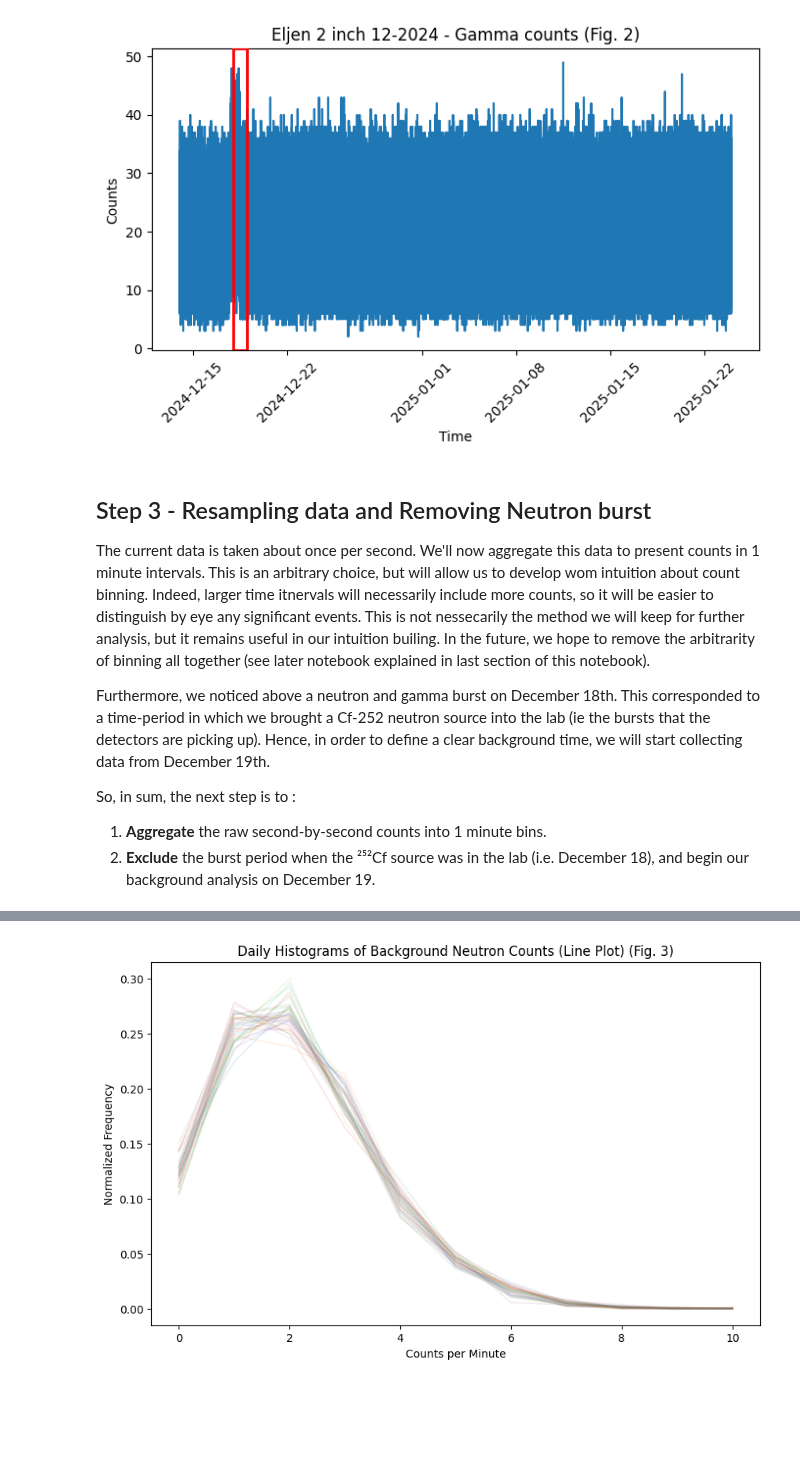
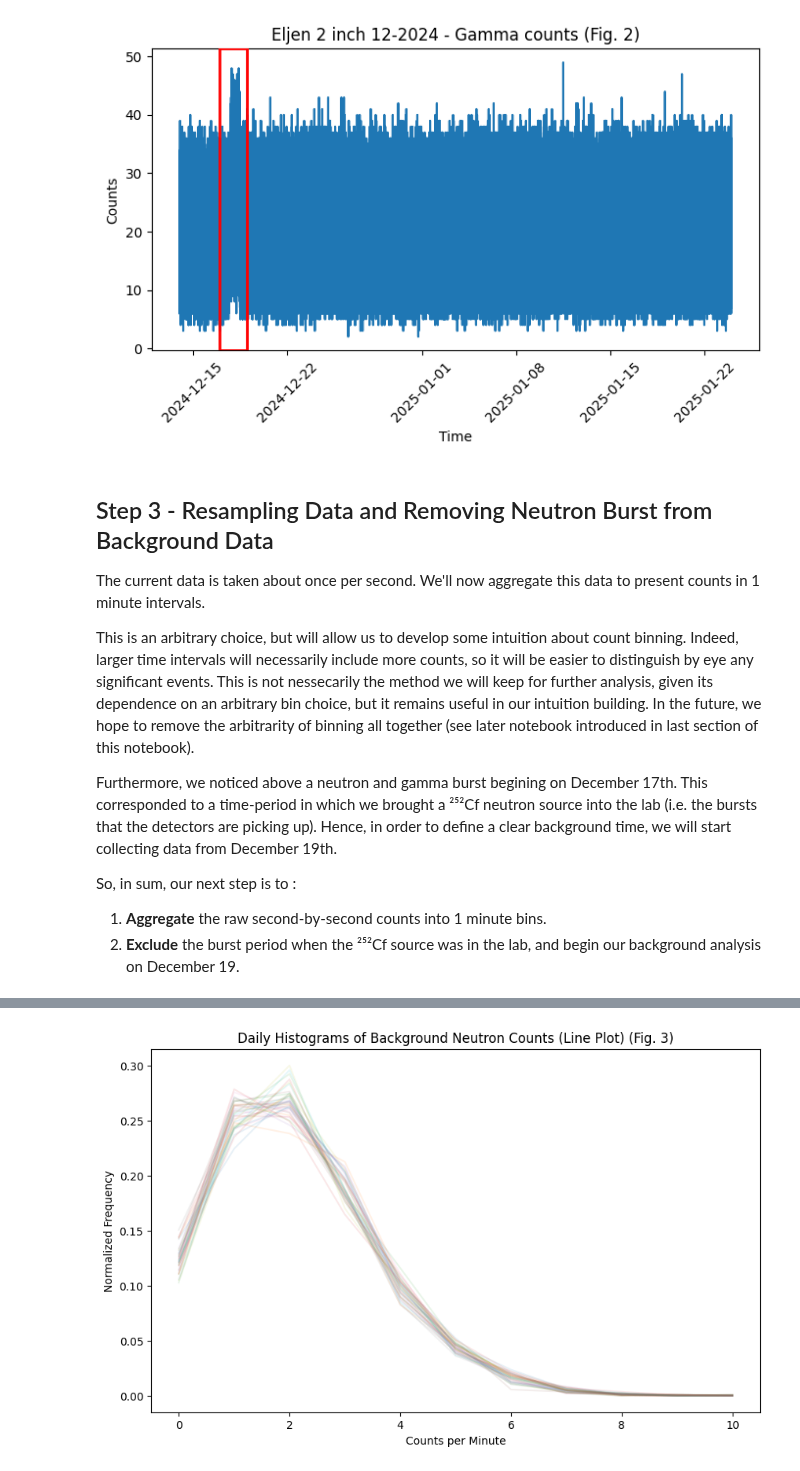
Before and after one commit to project-ida/arpa-e-experiments, a Jupyter notebook: tutorials/Eljen-Background-Characterization.ipynb, the cells around one changed output, grey strips where cells are left out. Drawn from its saved outputs; the diff is of its cells as text; code cells hidden in the pictures; blank space fills up the shorter version.

```diff
--- a/tutorials/Eljen-Background-Characterization.ipynb
+++ b/tutorials/Eljen-Background-Characterization.ipynb
@@ -110,8 +114,8 @@ plt.xticks(rotation=45)
 plt.title(f"{meta['descriptor']} - Neutron Counts (Fig. {fig_counter})")
 
 ax = plt.gca()
-start = pd.to_datetime('2024-12-18')
-end   = start + pd.Timedelta(days=1)
+start = pd.to_datetime('2024-12-17')
+end   = start + pd.Timedelta(days=2)
 ymin, ymax = ax.get_ylim()
 
 rect = Rectangle((start, ymin),
@@ -145,47 +151,47 @@ This is indeed the case in the following plot.
 # %%
 fig_counter +=1
 
 plt.figure(figsize=(8, 4))
 plt.plot(gamma_df['Counts'])
 plt.xlabel('Time')
 plt.ylabel('Counts')
 plt.xticks(rotation=45)
 plt.title(f"{meta['descriptor']} - Gamma counts (Fig. {fig_counter})")
 
-# highlight December 18th with a red square
+# highlight December 17th - 18th with a red square
 ax = plt.gca()
-start = pd.to_datetime('2024-12-18')      # adjust year if needed
-end   = start + pd.Timedelta(days=1)
+start = pd.to_datetime('2024-12-17')
+end   = start + pd.Timedelta(days=2)
 ymin, ymax = ax.get_ylim()
 rect = Rectangle(
     (start, ymin),
     end - start,
     ymax - ymin,
     linewidth=2,
     edgecolor='red',
     facecolor='none',
     zorder=10
 )
 ax.add_patch(rect)
 
 
 plt.show()
 # plt.savefig("all-gamma-counts-sec.png", dpi=600)
 # %% [output]
-[figure, old version]
+[figure, new version]
 # %% [markdown]
-## Step 3 - Resampling data and Removing Neutron burst
+## Step 3 - Resampling Data and Removing Neutron Burst from Background Data
 
 The current data is taken about once per second. We'll now aggregate this data to present counts in 1 minute intervals.
-This is an arbitrary choice, but will allow us to develop wom intuition about count binning. Indeed, larger time itnervals will necessarily include more counts, so it will be easier to distinguish by eye any significant events. This is not nessecarily the method we will keep for further analysis, but it remains useful in our intuition builing. In the future, we hope to remove the arbitrarity of binning all together (see later notebook explained in last section of this notebook).
 
-Furthermore, we noticed above a neutron and gamma burst on December 18th. This corresponded to a time-period in which we brought a Cf-252 neutron source into the lab (ie the bursts that the detectors are picking up). Hence, in order to define a clear background time, we will start collecting data from December 19th.
+This is an arbitrary choice, but will allow us to develop some intuition about count binning. Indeed, larger time intervals will necessarily include more counts, so it will be easier to distinguish by eye any significant events. This is not nessecarily the method we will keep for further analysis, given its dependence on an arbitrary bin choice, but it remains useful in our intuition building. In the future, we hope to remove the arbitrarity of binning all together (see later notebook introduced in last section of this notebook).
 
-So, in sum, the next step is to :
+Furthermore, we noticed above a neutron and gamma burst begining on December 17th. This corresponded to a time-period in which we brought a ²⁵²Cf neutron source into the lab (i.e. the bursts that the detectors are picking up). Hence, in order to define a clear background time, we will start collecting data from December 19th.
 
+So, in sum, our next step is to :
 
 1. **Aggregate** the raw second-by-second counts into 1 minute bins.
-2. **Exclude** the burst period when the ²⁵²Cf source was in the lab (i.e. December 18), and begin our background analysis on December 19.
+2. **Exclude** the burst period when the ²⁵²Cf source was in the lab, and begin our background analysis on December 19.
 # %%
 neutron_df_1_minute = neutron_df.resample('1min').sum()
 gamma_df_1_minute = gamma_df.resample('1min').sum()
```
Also changed, not shown: parts of 30 cells of this notebook.
